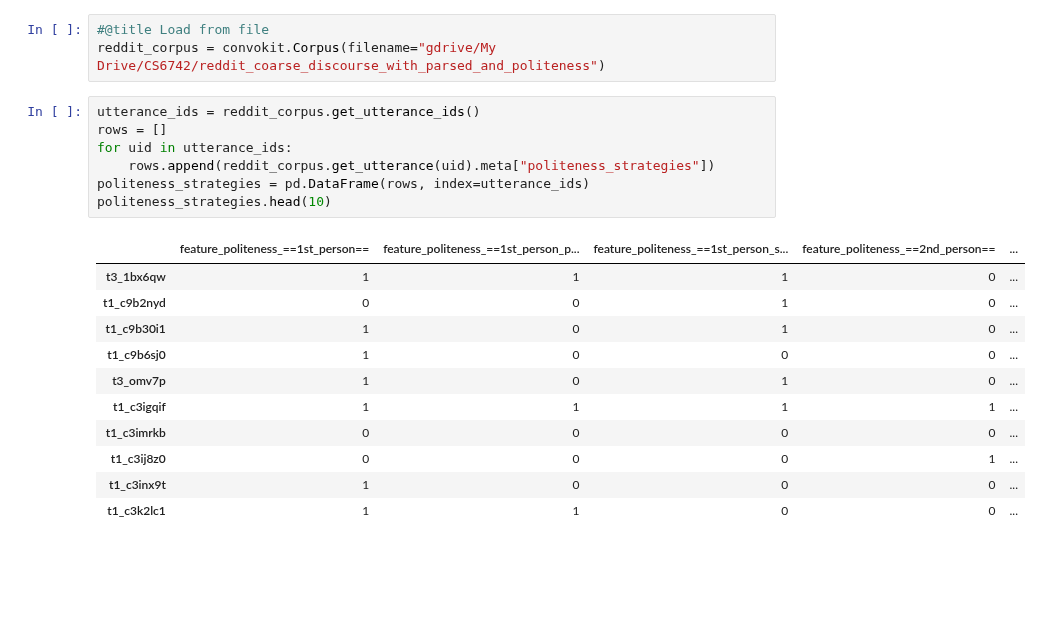
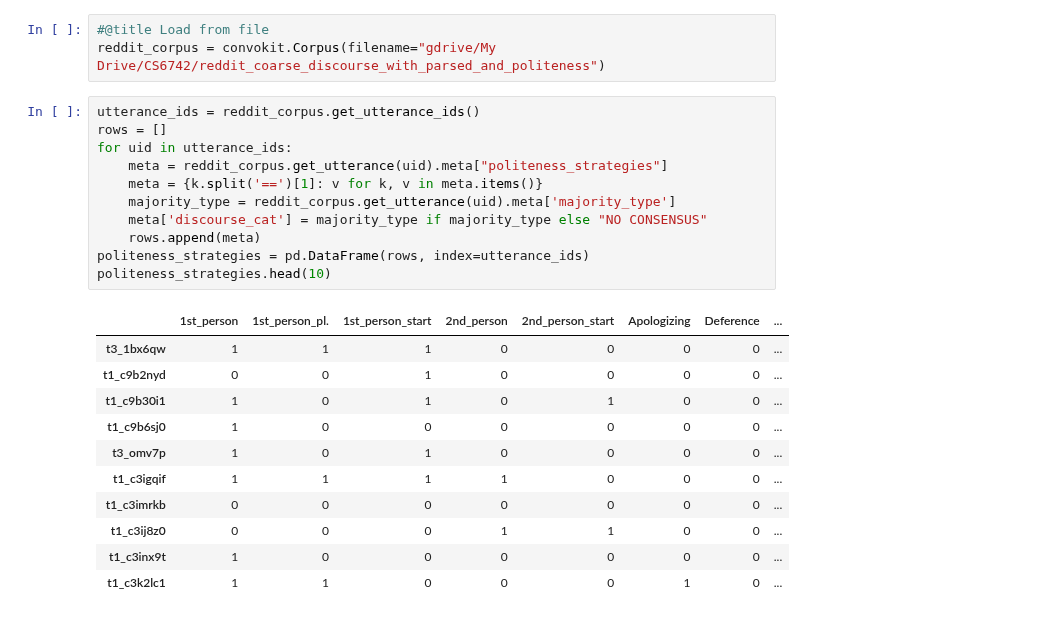
Before and after one commit to rjz46/Cornell-Conversational-Analysis-Toolkit, a Jupyter notebook: datasets/reddit_coarse_discourse/Corpus_conversion.ipynb, the cells around one changed output. Drawn from its saved outputs; the diff is of its cells as text; blank space fills up the shorter version.

```diff
--- a/datasets/reddit_coarse_discourse/Corpus_conversion.ipynb
+++ b/datasets/reddit_coarse_discourse/Corpus_conversion.ipynb
@@ -438,19 +442,23 @@ reddit_corpus = convokit.Corpus(filename="gdrive/My Drive/CS6742/reddit_coarse_d
 # %%
 utterance_ids = reddit_corpus.get_utterance_ids()
 rows = []
 for uid in utterance_ids:
-    rows.append(reddit_corpus.get_utterance(uid).meta["politeness_strategies"])
+    meta = reddit_corpus.get_utterance(uid).meta["politeness_strategies"]
+    meta = {k.split('==')[1]: v for k, v in meta.items()}
+    majority_type = reddit_corpus.get_utterance(uid).meta['majority_type']
+    meta['discourse_cat'] = majority_type if majority_type else "NO CONSENSUS"
+    rows.append(meta)
 politeness_strategies = pd.DataFrame(rows, index=utterance_ids)
 politeness_strategies.head(10)
 # %% [output]
-|  | feature_politeness_==1st_person== | feature_politeness_==1st_person_p... | feature_politeness_==1st_person_s... | feature_politeness_==2nd_person== | ... |
-| t3_1bx6qw | 1 | 1 | 1 | 0 | ... |
-| t1_c9b2nyd | 0 | 0 | 1 | 0 | ... |
-| t1_c9b30i1 | 1 | 0 | 1 | 0 | ... |
-| t1_c9b6sj0 | 1 | 0 | 0 | 0 | ... |
-| t3_omv7p | 1 | 0 | 1 | 0 | ... |
-| t1_c3igqif | 1 | 1 | 1 | 1 | ... |
-| t1_c3imrkb | 0 | 0 | 0 | 0 | ... |
-| t1_c3ij8z0 | 0 | 0 | 0 | 1 | ... |
-| t1_c3inx9t | 1 | 0 | 0 | 0 | ... |
-| t1_c3k2lc1 | 1 | 1 | 0 | 0 | ... |
+|  | 1st_person | 1st_person_pl. | 1st_person_start | 2nd_person | 2nd_person_start | Apologizing | Deference | ... |
+| t3_1bx6qw | 1 | 1 | 1 | 0 | 0 | 0 | 0 | ... |
+| t1_c9b2nyd | 0 | 0 | 1 | 0 | 0 | 0 | 0 | ... |
+| t1_c9b30i1 | 1 | 0 | 1 | 0 | 1 | 0 | 0 | ... |
+| t1_c9b6sj0 | 1 | 0 | 0 | 0 | 0 | 0 | 0 | ... |
+| t3_omv7p | 1 | 0 | 1 | 0 | 0 | 0 | 0 | ... |
+| t1_c3igqif | 1 | 1 | 1 | 1 | 0 | 0 | 0 | ... |
+| t1_c3imrkb | 0 | 0 | 0 | 0 | 0 | 0 | 0 | ... |
+| t1_c3ij8z0 | 0 | 0 | 0 | 1 | 1 | 0 | 0 | ... |
+| t1_c3inx9t | 1 | 0 | 0 | 0 | 0 | 0 | 0 | ... |
+| t1_c3k2lc1 | 1 | 1 | 0 | 0 | 0 | 1 | 0 | ... |
```
Also changed, not shown: parts of 4 cells of this notebook.
